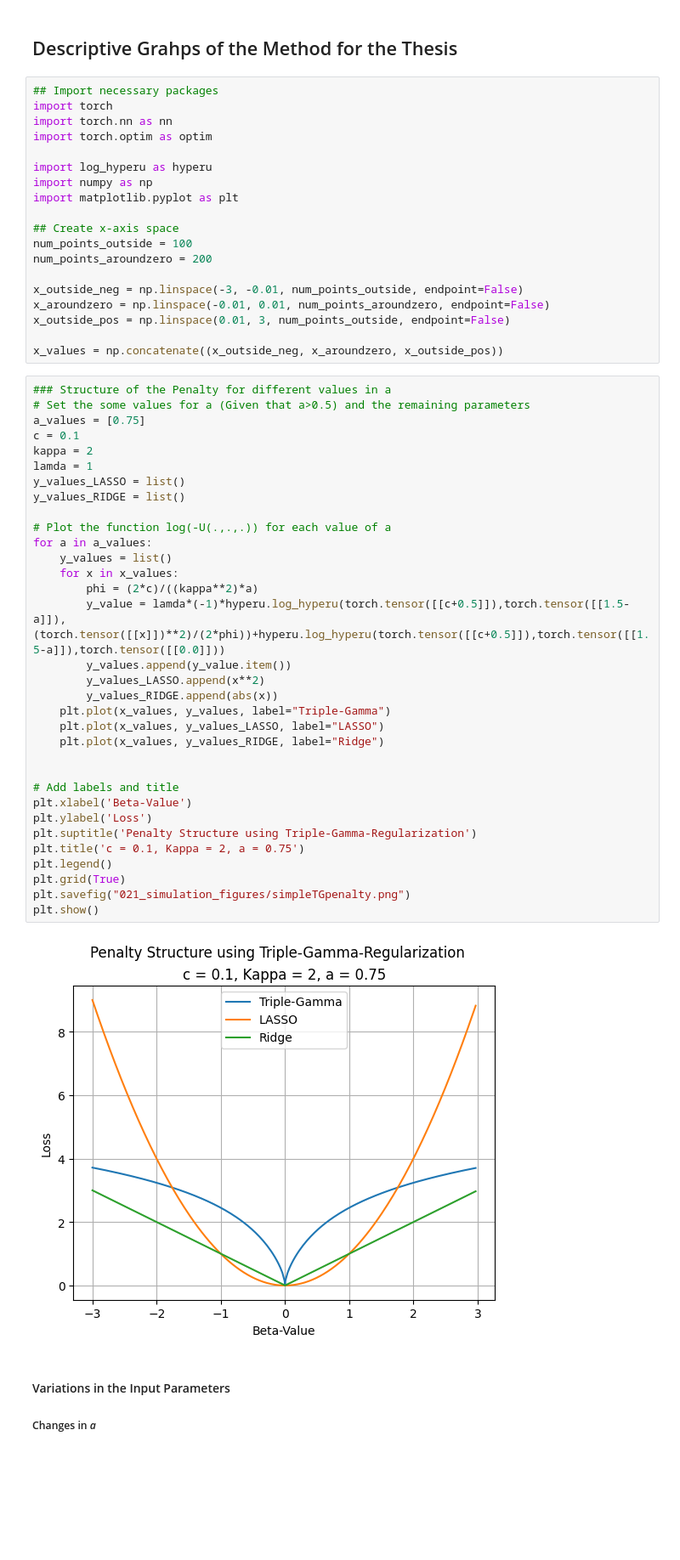
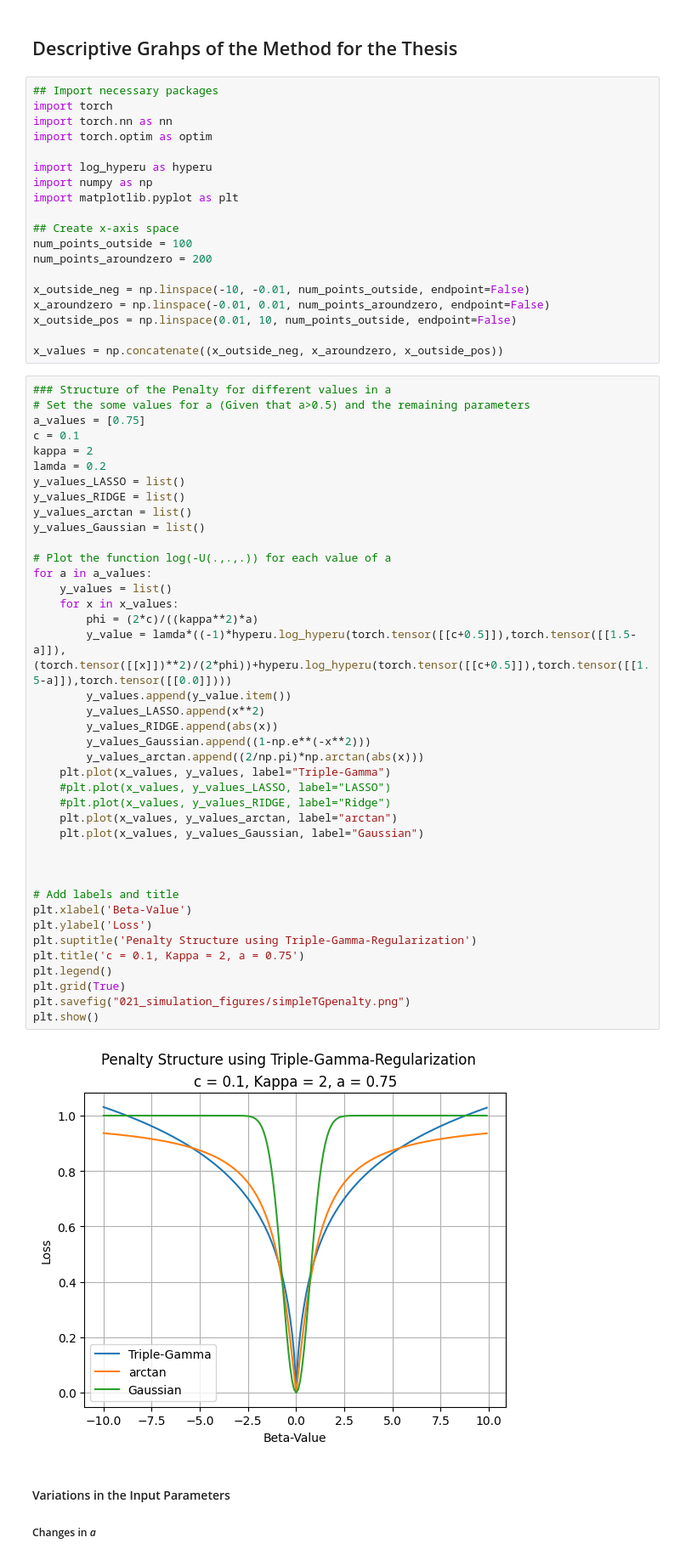
Before and after one commit to therealLucasPaul/MScThesis_Econ, a Jupyter notebook: 02_simulation/descriptive_grahps.ipynb, the cells around one changed output. Shown: that part at 85% size. Saved outputs shown, nothing was run; the diff lists cells and outputs as text; blank space fills up the shorter version.

```diff
--- a/02_simulation/descriptive_grahps.ipynb
+++ b/02_simulation/descriptive_grahps.ipynb
@@ -14,46 +14,53 @@ import matplotlib.pyplot as plt
 num_points_outside = 100
 num_points_aroundzero = 200
 
-x_outside_neg = np.linspace(-3, -0.01, num_points_outside, endpoint=False)
+x_outside_neg = np.linspace(-10, -0.01, num_points_outside, endpoint=False)
 x_aroundzero = np.linspace(-0.01, 0.01, num_points_aroundzero, endpoint=False)
-x_outside_pos = np.linspace(0.01, 3, num_points_outside, endpoint=False)
+x_outside_pos = np.linspace(0.01, 10, num_points_outside, endpoint=False)
 
 x_values = np.concatenate((x_outside_neg, x_aroundzero, x_outside_pos))
 # %%
 ### Structure of the Penalty for different values in a
 # Set the some values for a (Given that a>0.5) and the remaining parameters
 a_values = [0.75]
 c = 0.1
 kappa = 2
-lamda = 1
+lamda = 0.2
 y_values_LASSO = list()
 y_values_RIDGE = list()
+y_values_arctan = list()
+y_values_Gaussian = list()
 
 # Plot the function log(-U(.,.,.)) for each value of a
 for a in a_values:
     y_values = list()
     for x in x_values:
         phi = (2*c)/((kappa**2)*a)
-        y_value = lamda*(-1)*hyperu.log_hyperu(torch.tensor([[c+0.5]]),torch.tensor([[1.5-a]]),(torch.tensor([[x]])**2)/(2*phi))+hyperu.log_hyperu(torch.tensor([[c+0.5]]),torch.tensor([[1.5-a]]),torch.tensor([[0.0]]))
+        y_value = lamda*((-1)*hyperu.log_hyperu(torch.tensor([[c+0.5]]),torch.tensor([[1.5-a]]),(torch.tensor([[x]])**2)/(2*phi))+hyperu.log_hyperu(torch.tensor([[c+0.5]]),torch.tensor([[1.5-a]]),torch.tensor([[0.0]])))
         y_values.append(y_value.item())
         y_values_LASSO.append(x**2)
         y_values_RIDGE.append(abs(x))
+        y_values_Gaussian.append((1-np.e**(-x**2)))
+        y_values_arctan.append((2/np.pi)*np.arctan(abs(x)))
     plt.plot(x_values, y_values, label="Triple-Gamma")
-    plt.plot(x_values, y_values_LASSO, label="LASSO")
-    plt.plot(x_values, y_values_RIDGE, label="Ridge")
+    #plt.plot(x_values, y_values_LASSO, label="LASSO")
+    #plt.plot(x_values, y_values_RIDGE, label="Ridge")
+    plt.plot(x_values, y_values_arctan, label="arctan")
+    plt.plot(x_values, y_values_Gaussian, label="Gaussian")
+
 
 
 # Add labels and title
 plt.xlabel('Beta-Value')
 plt.ylabel('Loss')
 plt.suptitle('Penalty Structure using Triple-Gamma-Regularization')
 plt.title('c = 0.1, Kappa = 2, a = 0.75')
 plt.legend()
 plt.grid(True)
 plt.savefig("021_simulation_figures/simpleTGpenalty.png")
 plt.show()
 # %% [output]
-[figure, old version]
+[figure, new version]
 # %% [markdown]
 #### Variations in the Input Parameters
 ##### Changes in _a_
```
Also changed, not shown: 22 other files.
